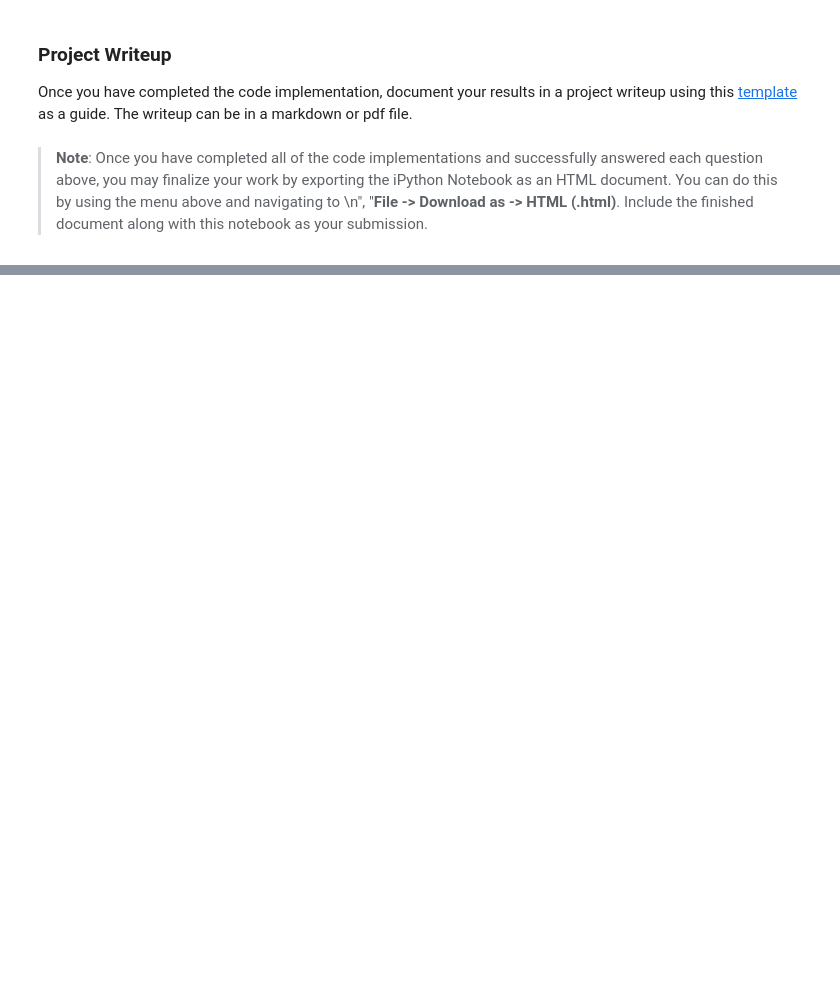
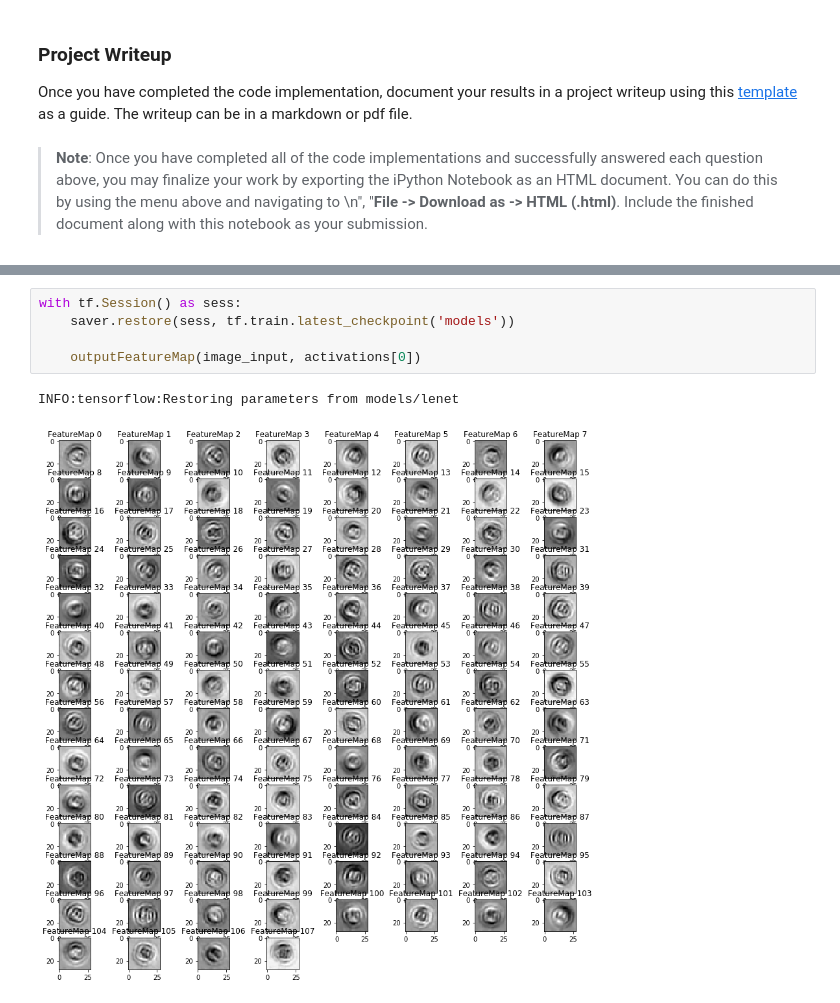
Before and after one commit to mehrshadshams/CarND-Traffic-Sign-Classifier-Project, a Jupyter notebook: Traffic_Sign_Classifier.ipynb, the cells around one changed output, grey strips where cells are left out. Cells and saved outputs as stored; diff of their text form; blank space fills up the shorter version.

```diff
--- a/Traffic_Sign_Classifier.ipynb
+++ b/Traffic_Sign_Classifier.ipynb
@@ -750,0 +822,8 @@ def outputFeatureMap(image_input, tf_activation, activation_min=-1, activation_m
+# %%
+with tf.Session() as sess:
+    saver.restore(sess, tf.train.latest_checkpoint('models'))
+
+    outputFeatureMap(image_input, activations[0])
+# %% [output]
+INFO:tensorflow:Restoring parameters from models/lenet
+[figure, added]
```
Also changed, not shown: parts of 10 cells of this notebook.
